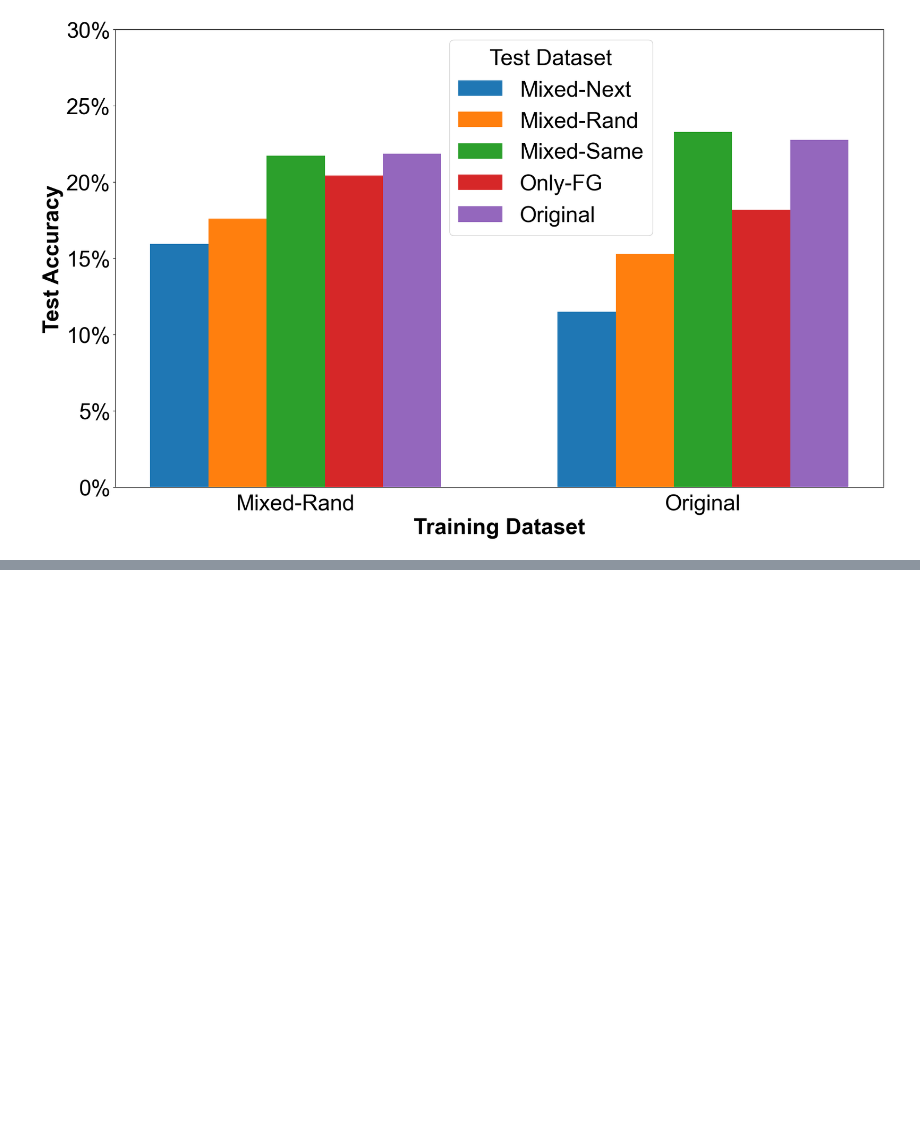
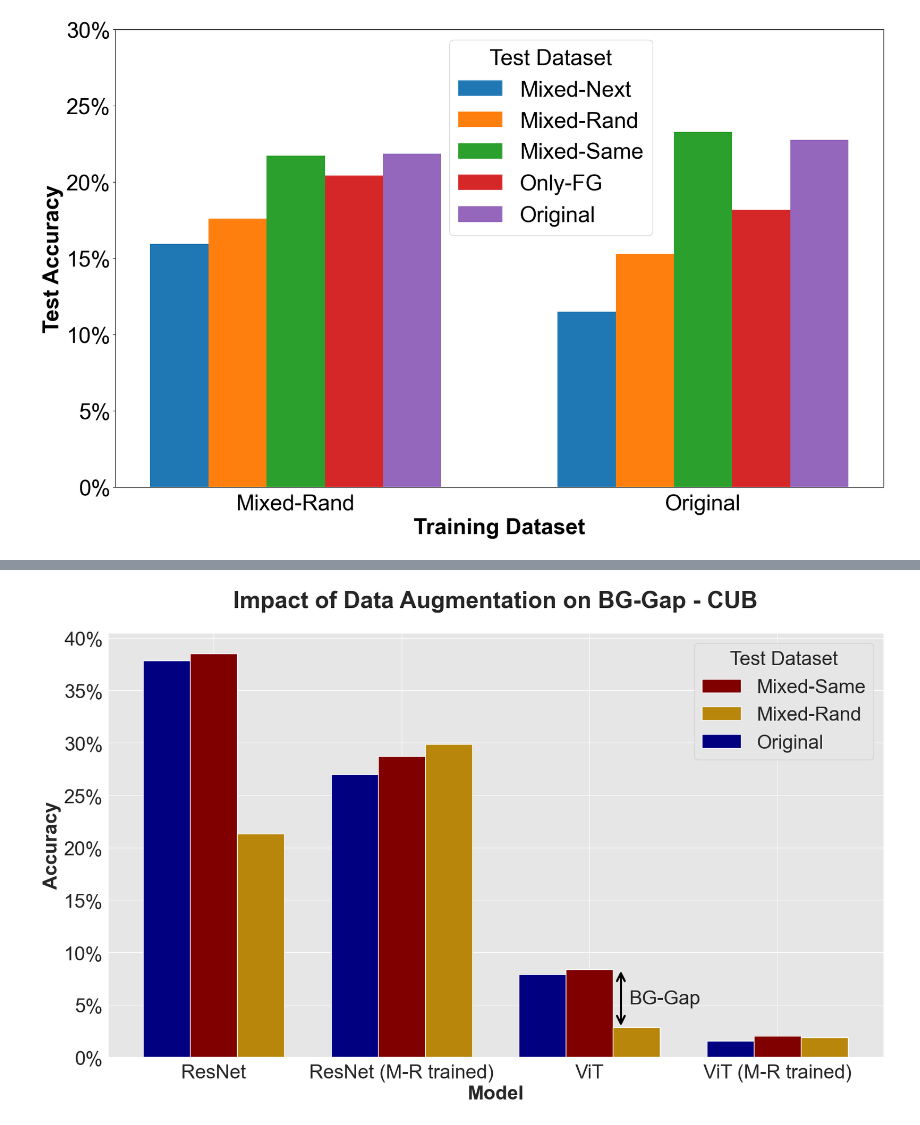
Before and after one commit to rezashkv/bg_analysis, a Jupyter notebook: plots/train_set_experiment.ipynb, the cells around one changed output, grey strips where cells are left out. Saved outputs shown, nothing was run; the diff lists cells and outputs as text; code cells hidden in the pictures; blank space fills up the shorter version.

```diff
--- a/plots/train_set_experiment.ipynb
+++ b/plots/train_set_experiment.ipynb
@@ -94,0 +107,65 @@ plt.show()
+# %%
+import seaborn as sns
+from matplotlib.ticker import FuncFormatter
+import matplotlib.pyplot as plt
+
+test_datasets =      ['Original', 'Mixed-Same', 'Mixed-Rand']
+vit_mixed_rand_acc = [1.527,      2.036,        1.867       ]
+vit_original_acc =   [7.891,      8.358,        2.843       ]
+res_mixed_rand_acc = [26.98,      28.72,        29.87       ]
+res_original_acc =   [37.84,      38.52,        21.30       ]
+
+plt.figure(figsize=(20, 11))
+group_size = len(test_datasets)
+barWidth = 1
+spacing = group_size + barWidth
+group1_x_locs = [i * barWidth for i in range(group_size)]
+group2_x_locs = [i * barWidth + spacing for i in range(group_size)]
+group3_x_locs = [i * barWidth + spacing * 2 for i in range(group_size)]
+group4_x_locs = [i * barWidth + spacing * 3 for i in range(group_size)]
+
+# colors = sns.color_palette(n_colors=group_size)
+colors = ['navy', 'maroon', 'darkgoldenrod']
+# plt.rcParams['font.family'] = 'CMU Serif'
+plt.rcParams['font.family'] = 'Arial'
+plt.rcParams['font.size'] = 28
+sns.set_style("darkgrid", {"axes.facecolor": ".9"})
+
+for i, dataset in enumerate(test_datasets):
+    plt.bar(group1_x_locs[i], res_original_acc[i], color=colors[i], width=barWidth, label=dataset)
+for i, dataset in enumerate(test_datasets):
+    plt.bar(group2_x_locs[i], res_mixed_rand_acc[i], color=colors[i], width=barWidth)
+for i, dataset in enumerate(test_datasets):
+    plt.bar(group3_x_locs[i], vit_original_acc[i], color=colors[i], width=barWidth)
+for i, dataset in enumerate(test_datasets):
+    plt.bar(group4_x_locs[i], vit_mixed_rand_acc[i], color=colors[i], width=barWidth)
+
+# Double-headed arrow indicating BG-Gap
+bar = 2
+arrow_x = group3_x_locs[bar] - barWidth/3  # The x location of the bar
+arrow_y_start = vit_original_acc[bar]  # The top of the bar
+arrow_y_end = vit_original_acc[bar-1]  # The top of the preceding bar
+plt.annotate('', xy=(arrow_x, arrow_y_start), xytext=(arrow_x, arrow_y_end),
+             arrowprops=dict(arrowstyle='<->', linewidth=3, color='black'))
+plt.text(arrow_x + barWidth/6, (arrow_y_start+arrow_y_end)/2.2, 'BG-Gap', ha='left')
+
+# We need to reorder the legend so the dashed line appears last
+handles, labels = plt.gca().get_legend_handles_labels()
+handles = handles[1:] + handles[:1]
+labels = labels[1:] + labels[:1]
+plt.legend(handles, labels, title='Test Dataset')
+
+# Format axes, labels, and title
+center = (barWidth * group_size / 2) - (barWidth / 2)
+models = ['ResNet', 'ResNet (M-R trained)', 'ViT', 'ViT (M-R trained)']
+tics = [center, center + spacing, center + spacing * 2, center + spacing * 3]
+plt.xticks(tics, models)
+plt.tick_params(axis='x', length=0, pad=10)
+plt.xlabel('Model', fontweight='bold')
+plt.ylabel('Accuracy', fontweight='bold')
+plt.gca().yaxis.set_major_formatter(FuncFormatter(lambda y, _: '{:.0%}'.format(y/100)))  # Format y axis as percentages
+plt.title('Impact of Data Augmentation on BG-Gap - CUB', fontweight='bold', y=1.05)
+
+plt.show()
+# %% [output]
+[figure, added]
```
Also changed, not shown: parts of 1 cell of this notebook.
